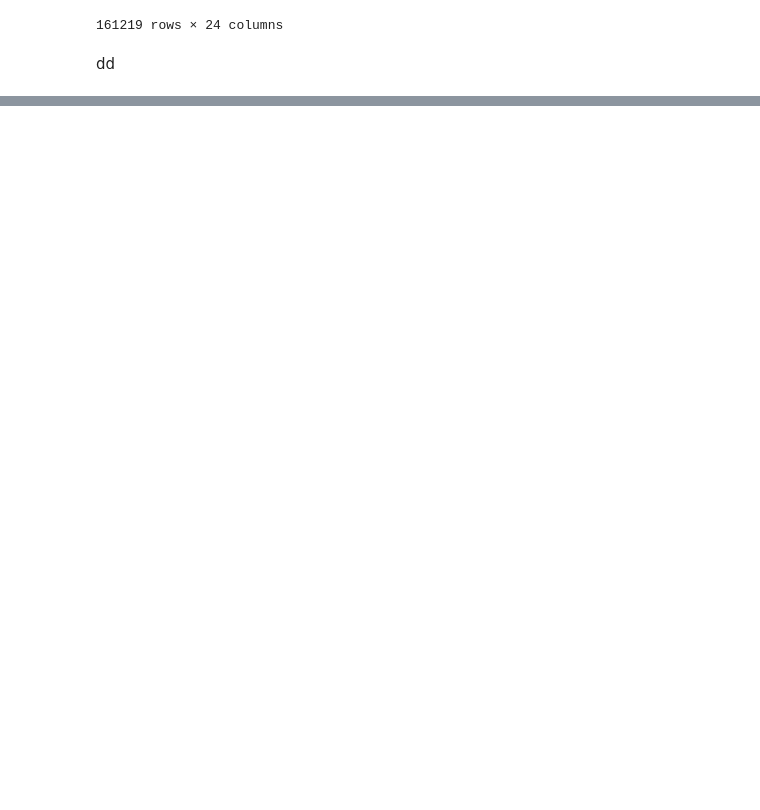
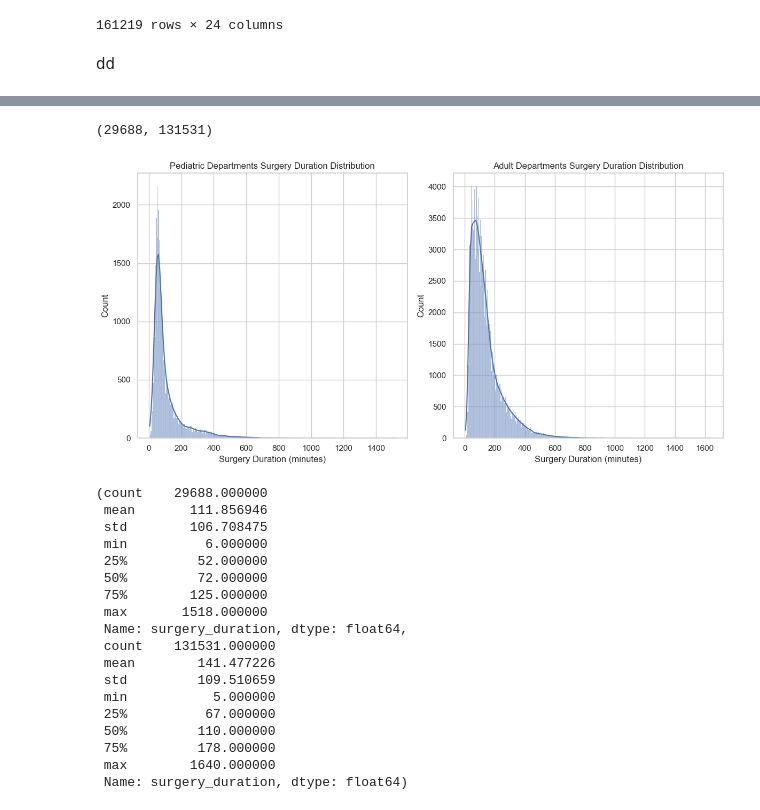
Before and after one commit to devguno/Surgical-Duration-Prediction, a Jupyter notebook: modeling.ipynb, the cells around one changed output, grey strips where cells are left out. Drawn from its saved outputs; the diff is of its cells as text; code cells hidden in the pictures; blank space fills up the shorter version.

```diff
--- a/modeling.ipynb
+++ b/modeling.ipynb
@@ -28,0 +117,71 @@ dd
+# %%
+# Getting the unique values of the 'surgical_department' column
+departments = df['surgical_department'].unique()
+
+# Separating Pediatric and Adult departments
+pediatric_departments = [dept for dept in departments if 'Pediatric' in dept]
+adult_departments = [dept for dept in departments if 'Pediatric' not in dept]
+
+# Separating the dataset into pediatric and adult departments
+pediatric_df = df[df['surgical_department'].isin(pediatric_departments)]
+adult_df = df[df['surgical_department'].isin(adult_departments)]
+
+# Checking the size of each subset and displaying a few rows
+pediatric_count = pediatric_df.shape[0]
+adult_count = adult_df.shape[0]
+
+pediatric_count, adult_count
+# %% [output]
+(29688, 131531)
+# %%
+import matplotlib.pyplot as plt
+import seaborn as sns
+
+# Analyzing the distribution of surgery_duration for pediatric and adult departments
+
+# Setting the aesthetics for the plots
+sns.set(style="whitegrid")
+
+# Descriptive statistics for surgery_duration in both subsets
+desc_stats_pediatric = pediatric_df['surgery_duration'].describe()
+desc_stats_adult = adult_df['surgery_duration'].describe()
+
+# Plotting the distributions
+plt.figure(figsize=(12, 6))
+
+# Distribution for pediatric departments
+plt.subplot(1, 2, 1)
+sns.histplot(pediatric_df['surgery_duration'], kde=True)
+plt.title('Pediatric Departments Surgery Duration Distribution')
+plt.xlabel('Surgery Duration (minutes)')
+
+# Distribution for adult departments
+plt.subplot(1, 2, 2)
+sns.histplot(adult_df['surgery_duration'], kde=True)
+plt.title('Adult Departments Surgery Duration Distribution')
+plt.xlabel('Surgery Duration (minutes)')
+
+plt.tight_layout()
+plt.show()
+
+desc_stats_pediatric, desc_stats_adult
+# %% [output]
+[figure, added]
+(count    29688.000000
+ mean       111.856946
+ std        106.708475
+ min          6.000000
+ 25%         52.000000
+ 50%         72.000000
+ 75%        125.000000
+ max       1518.000000
+ Name: surgery_duration, dtype: float64,
+ count    131531.000000
+ mean        141.477226
+ std         109.510659
+ min           5.000000
+ 25%          67.000000
+ 50%         110.000000
+ 75%         178.000000
+ max        1640.000000
+ Name: surgery_duration, dtype: float64)
```
Also changed, not shown: parts of 8 cells of this notebook, 1 other file.
